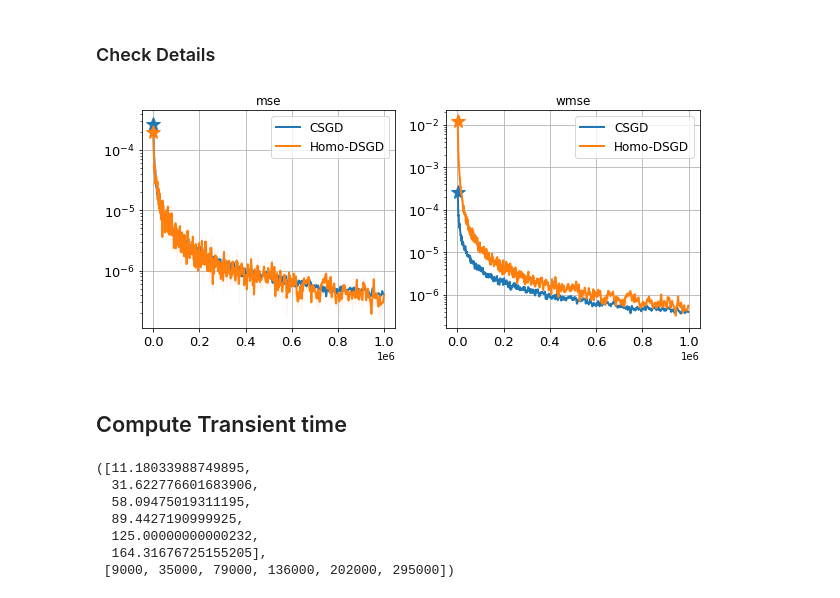
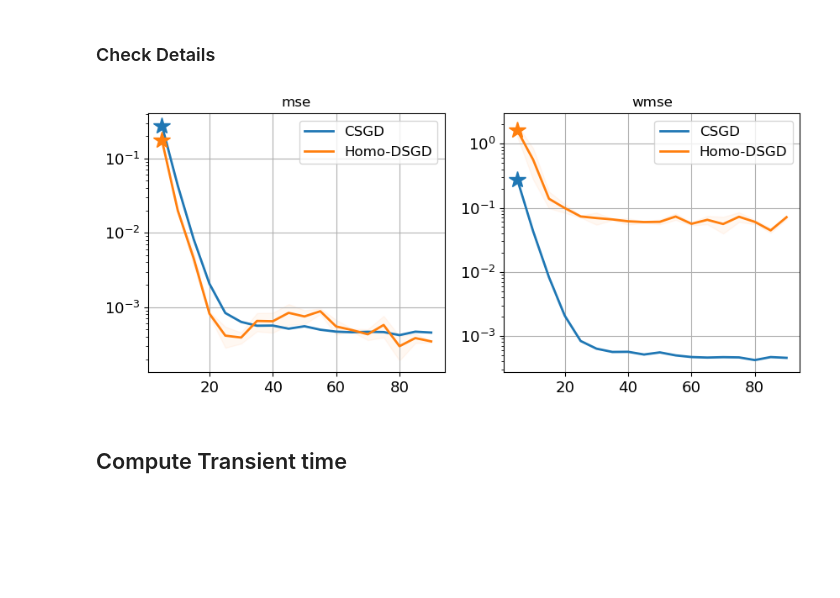
Before and after one commit to Qiang-CU/IEEE-TAC, a Jupyter notebook: quadratic/plot_s2.ipynb, the cells around one changed output. Drawn from its saved outputs; the diff is of its cells as text; code cells hidden in the pictures; blank space fills up the shorter version.

```diff
--- a/quadratic/plot_s2.ipynb
+++ b/quadratic/plot_s2.ipynb
@@ -13,30 +13,30 @@ from util import compute_spectral_gap
 # %% [markdown]
 ### Check Details
 # %%
-num_agent = 30
+num_agent = 45
 # 20, 30, 40, 50
 fig, ax = plt.subplots(1, 2, figsize=(5*2, 4))
 
 def subplot(me, ax, fig_idx ):
 
     plot_csgd = plot_figure(algo_name=f'csgd', sub_sample=1, dir=f'./s2_res/NumAgent{num_agent}/', log_flag=False, metric='mse')
     plot_csgd.plot_lines(ax[fig_idx], color_list[0], label='CSGD', legend=True, plot_star=True)
 
     plot_dsgd_homo = plot_figure(algo_name=f'dsgd-homo', sub_sample=1, dir=f'./s2_res/NumAgent{num_agent}/', log_flag=False, metric=me)
     plot_dsgd_homo.plot_lines(ax[fig_idx], color_list[1], label='Homo-DSGD', legend=True, plot_star=True,)
 
     if num_agent <= 20:
         plot_dsgd_hete = plot_figure(algo_name=f'dsgd-hete', sub_sample=1, dir=f'./s2_res/NumAgent{num_agent}/', log_flag=False, metric=me)
         plot_dsgd_hete.plot_lines(ax[fig_idx], color_list[2], label='Hete-DSGD', legend=True, plot_star=True,)
     ax[fig_idx].grid(True)
     ax[fig_idx].set_title(f'{me}')
 
 subplot('mse',  ax=ax, fig_idx=0)
 subplot('wmse', ax=ax, fig_idx=1)
 
 plt.grid(True)
 # %% [output]
-[figure, old version]
+[figure, new version]
 # %% [markdown]
 ## Compute Transient time
 # %%
@@ -105,16 +105,6 @@ for num_agent in num_agent_list:
             tran_time_list_hete.append(tran_time)
     else:
         tran_time_list_hete.append(None)
-# %%
-xvals, tran_time_list
-# %% [output]
-([11.18033988749895,
-  31.622776601683906,
-  58.09475019311195,
-  89.4427190999925,
-  125.00000000000232,
-  164.31676725155205],
- [9000, 35000, 79000, 136000, 202000, 295000])
 # %%
 fig, ax = plt.subplots(figsize=(5.5,4.3))  # 设置图片大小为 8x6
 
```
Also changed, not shown: parts of 2 cells of this notebook, 1 other file.
